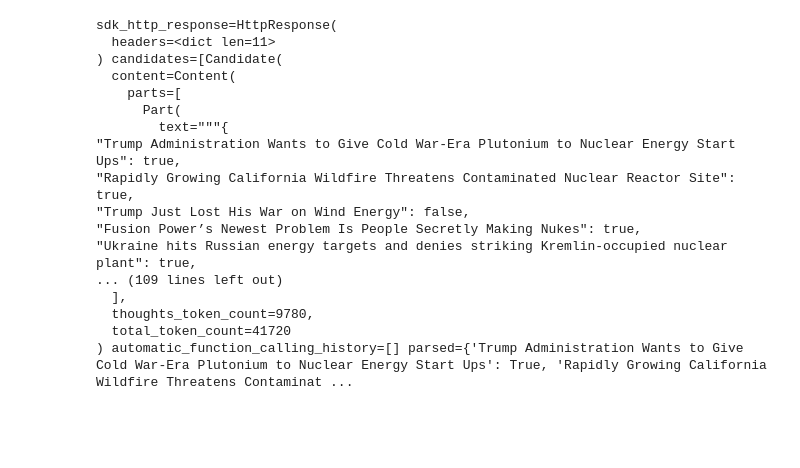
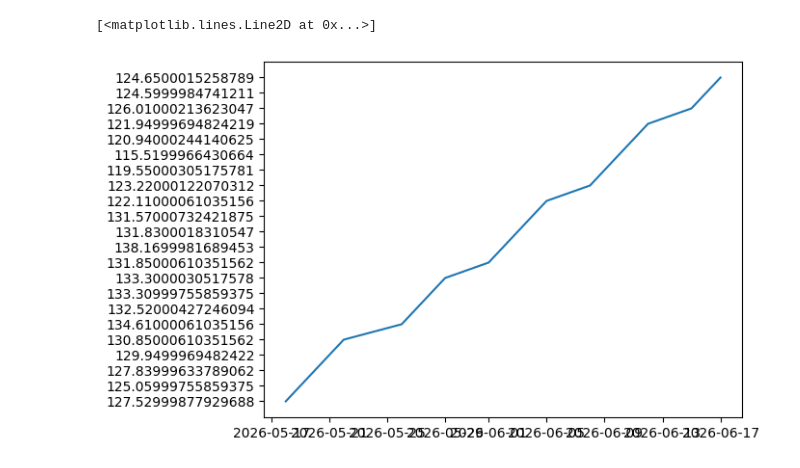
Before and after one commit to darshanasunoj123/ANP, a Jupyter notebook: src/training.ipynb, the cells around one changed output. Drawn from its saved outputs; the diff is of its cells as text; code cells hidden in the pictures; blank space fills up the shorter version.

```diff
--- a/src/training.ipynb
+++ b/src/training.ipynb
@@ -20,3 +22,6 @@ pipeline = pipeline("text-classification",model = "umich/bert-sentiment-nuclear"
 # %%
 with open("data/raw_nuclear.json","r") as f:
   data = json.load(f)
+# %%
+df = pd.read_csv("data/data_tickers.csv")
+df.head()
@@ -22,0 +36,27 @@ with open("data/raw_nuclear.json","r") as f:
+# %%
+df = df.reset_index().set_index('index')
+df = df.T
+cols = df[df.index =='Price'].loc['Price'].to_list()
+df.columns = list(cols)
+df = df[1::][::]
+# %%
+cols = ['Close','High','Low','Open','Volume']
+tickers = df.Ticker.unique()
+df_1 = pd.DataFrame()
+i = 0
+for ticker in tickers:
+  df_ticker = df[df.Ticker == ticker]
+  df_ticker = df_ticker.T[::][2::].reset_index().rename(columns = {'index': 'Date'})
+  df_ticker['Ticker'] = pd.Series()
+  df_ticker['Ticker'] = ticker
+
+  if i > 0:
+    cols_t = [f"{x}.{i}" for x in cols]
+    df_ticker.rename(columns = dict(zip(cols_t,cols)), inplace= True)
+
+  df_1 = pd.concat([df_1,df_ticker])
+  i += 1
+
+df_1['Date'] = pd.to_datetime(df_1['Date'])
+df_1 = df_1.sort_values(by = 'Date').reset_index().drop(columns = 'index')
+df_1.head()
@@ -58,23 +101,9 @@ response = client.models.generate_content(
 
     },
 )
-# %%
-print(response)
-# %% [output]
-sdk_http_response=HttpResponse(
-  headers=<dict len=11>
-) candidates=[Candidate(
-  content=Content(
-    parts=[
-      Part(
-        text="""{
-"Trump Administration Wants to Give Cold War-Era Plutonium to Nuclear Energy Start Ups": true,
-"Rapidly Growing California Wildfire Threatens Contaminated Nuclear Reactor Site": true,
-"Trump Just Lost His War on Wind Energy": false,
-"Fusion Power’s Newest Problem Is People Secretly Making Nukes": true,
-"Ukraine hits Russian energy targets and denies striking Kremlin-occupied nuclear plant": true,
-... (109 lines left out)
-  ],
-  thoughts_token_count=9780,
-  total_token_count=41720
-) automatic_function_calling_history=[] parsed={'Trump Administration Wants to Give Cold War-Era Plutonium to Nuclear Energy Start Ups': True, 'Rapidly Growing California Wildfire Threatens Contaminat ...
+# %%
+ls = df_1[df_1['Ticker']=='NLR'][['Date','Close','Ticker']]
+plt.plot(ls.Date,ls.Close)
+# %% [output]
+[<matplotlib.lines.Line2D at 0x...>]
+[figure, added]
```
Also changed, not shown: parts of 6 cells of this notebook.
